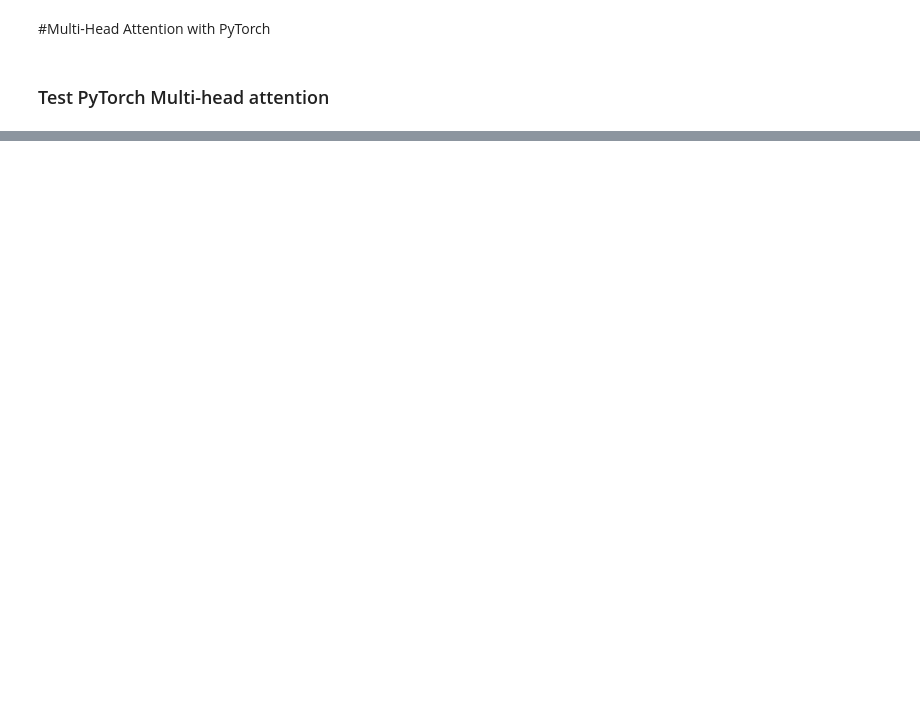
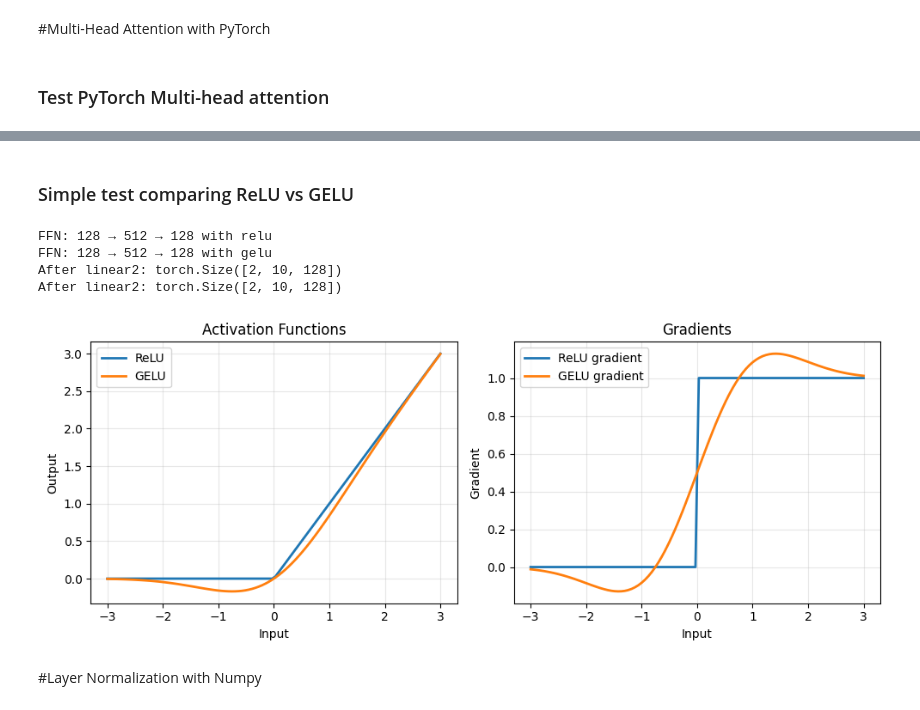
Before and after one commit to bltzr75/Practices_with_Speech_and_Language_Processing_Jurafsky_and_Martin, a Jupyter notebook: 9/Chapter_9.ipynb, the cells around one changed output, grey strips where cells are left out. Cells and saved outputs as stored; diff of their text form; code cells hidden in the pictures; blank space fills up the shorter version.

Commit message:
Added FeedForward Network and Layer Normalization and tests.

```diff
--- a/9/Chapter_9.ipynb
+++ b/9/Chapter_9.ipynb
@@ -610,0 +581,55 @@ Computation graph saved as 'Multi_head_attention.png'
+# %% [markdown]
+### Simple test comparing ReLU vs GELU
+# %%
+d_model = 128
+
+ffn_relu = FeedForward(d_model, activation='relu')
+ffn_gelu = FeedForward(d_model, activation='gelu')
+
+x = torch.randn(2,10, d_model)   # [batch=2, seq=10, features=128]
+
+out_relu = ffn_relu(x)
+out_gelu = ffn_gelu(x)
+
+# Visualization
+x_test = torch.linspace(-3,3, 100)
+relu_out = F.relu(x_test)
+gelu_out = F.gelu(x_test)
+
+plt.figure(figsize=(10,4))
+
+plt.subplot(1,2,1)
+plt.plot(x_test, relu_out, label='ReLU', linewidth=2)
+plt.plot(x_test, gelu_out, label='GELU', linewidth=2)
+plt.xlabel('Input')
+plt.ylabel('Output')
+plt.title('Activation Functions')
+plt.legend()
+plt.grid(True, alpha=0.3)
+
+plt.subplot(1,2,2) # Derivatives
+relu_grad = (x_test > 0).float()  # ReLU gradient: 0 if x<0, 1 if x>0 (undefined at 0)
+x_test.requires_grad = True  # Enable gradient computation for GELU
+gelu_out = F.gelu(x_test)
+gelu_grad = torch.autograd.grad(gelu_out.sum(), x_test, create_graph=True)[0]  # Compute GELU gradient via autograd
+
+plt.plot(x_test.detach(), relu_grad, label='ReLU gradient', linewidth=2)  # Step function
+plt.plot(x_test.detach(), gelu_grad.detach(), label='GELU gradient', linewidth=2)  # Smooth S-curve
+plt.xlabel('Input')
+plt.ylabel('Gradient')
+plt.title('Gradients')  # GELU has non-zero gradients for negative inputs (helps with dead neurons)
+plt.legend()
+plt.grid(True, alpha=0.3)
+
+
+
+plt.tight_layout()
+plt.show()
+# %% [output]
+FFN: 128 → 512 → 128 with relu
+FFN: 128 → 512 → 128 with gelu
+After linear2: torch.Size([2, 10, 128])
+After linear2: torch.Size([2, 10, 128])
+[figure, added]
+# %% [markdown]
+#Layer Normalization with Numpy
```
Also changed, not shown: parts of 9 cells of this notebook, 1 other file.
